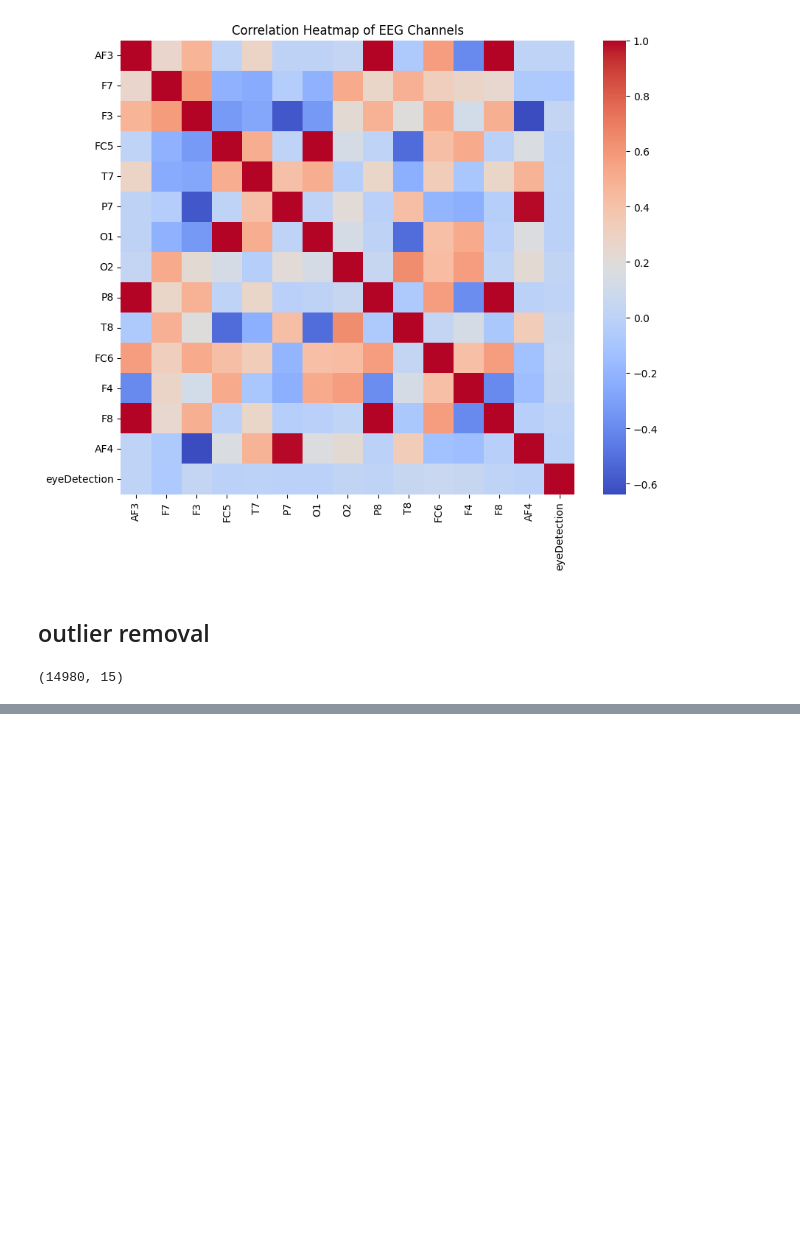
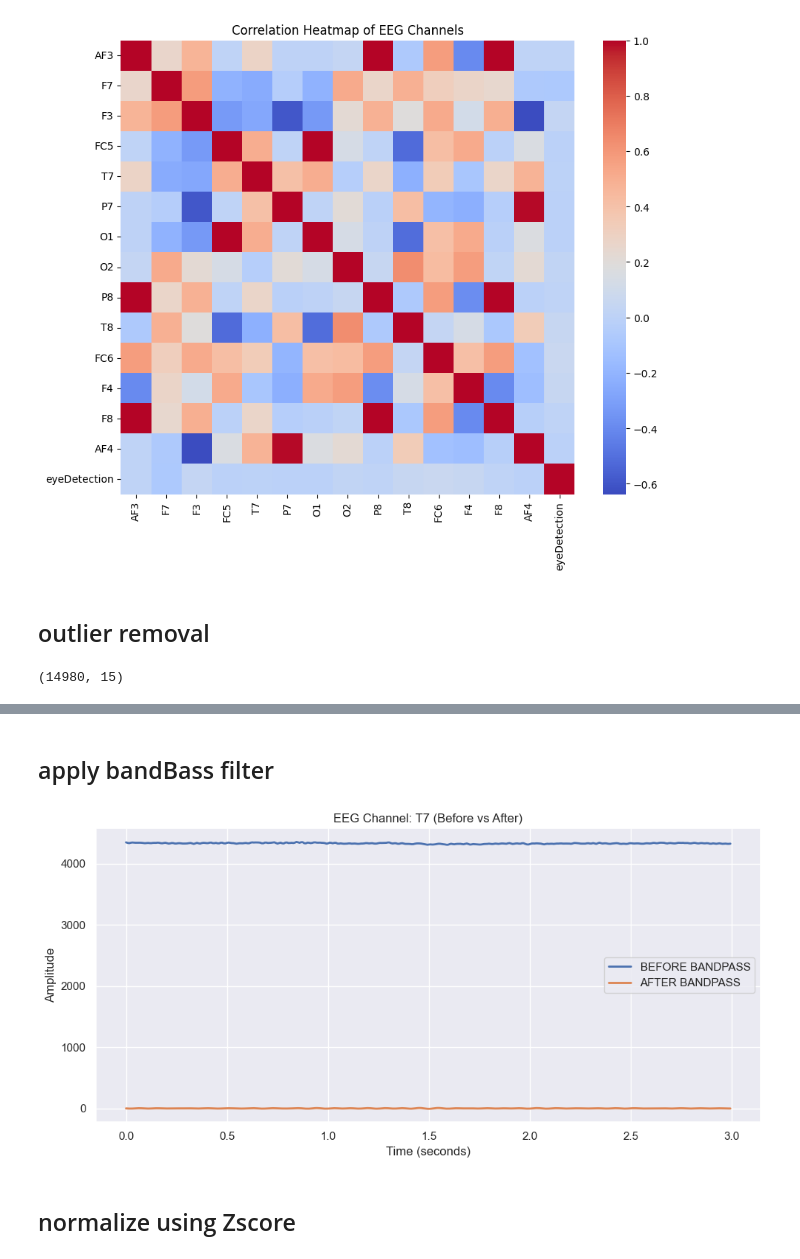
Before and after one commit to HanaRagab50/EEG-Eye-state-classifier, a Jupyter notebook: classifier.ipynb, the cells around one changed output, grey strips where cells are left out. Saved outputs shown, nothing was run; the diff lists cells and outputs as text; code cells hidden in the pictures; blank space fills up the shorter version.

```diff
--- a/classifier.ipynb
+++ b/classifier.ipynb
@@ -170,0 +195,33 @@ dtype: int64
+# %% [markdown]
+## apply bandBass filter
+# %%
+nyquist = sfreq/ 2
+low = 8 / nyquist
+high = 13 / nyquist
+b,a=scipy.signal.butter(4,[low,high],btype='band')
+# %%
+band_filt_eeg=pd.DataFrame()
+for ch in eeg_df_interp.columns:
+
+    b_f_eeg=scipy.signal.filtfilt(b,a,eeg_df_interp[ch])
+    band_filt_eeg[ch]=b_f_eeg
+# %%
+plt.figure(figsize=(10, 5))
+
+plt.plot(t[:3*128], eeg_df_interp['T7'][:3*128],
+         label="BEFORE BANDPASS",
+         linewidth=2)
+plt.plot(t[:3*128], band_filt_eeg['T7'][:3*128],
+         label="AFTER BANDPASS",
+         linewidth=2)
+
+plt.xlabel("Time (seconds)")
+plt.ylabel("Amplitude")
+plt.title(f"EEG Channel: T7 (Before vs After)")
+plt.legend()
+plt.tight_layout()
+plt.show()
+# %% [output]
+[figure, added]
+# %% [markdown]
+## normalize using Zscore
```
Also changed, not shown: parts of 13 cells of this notebook.
